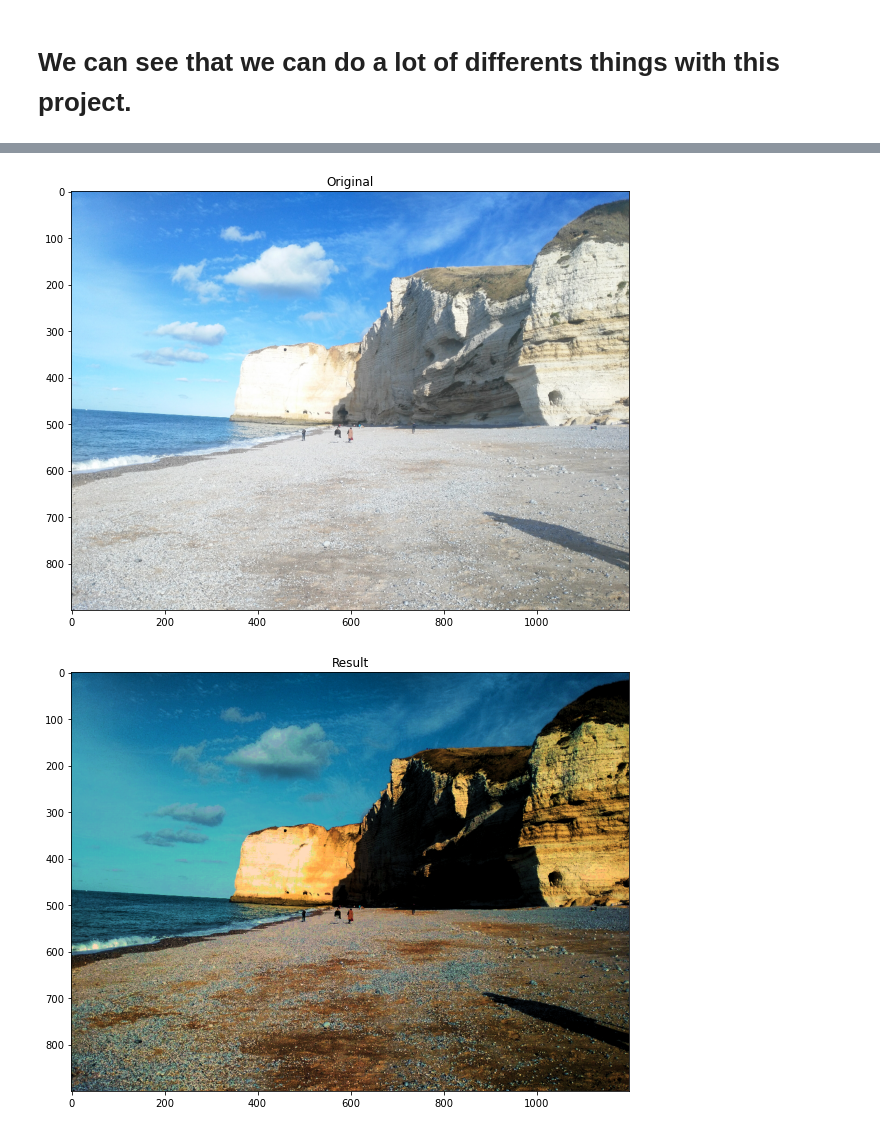
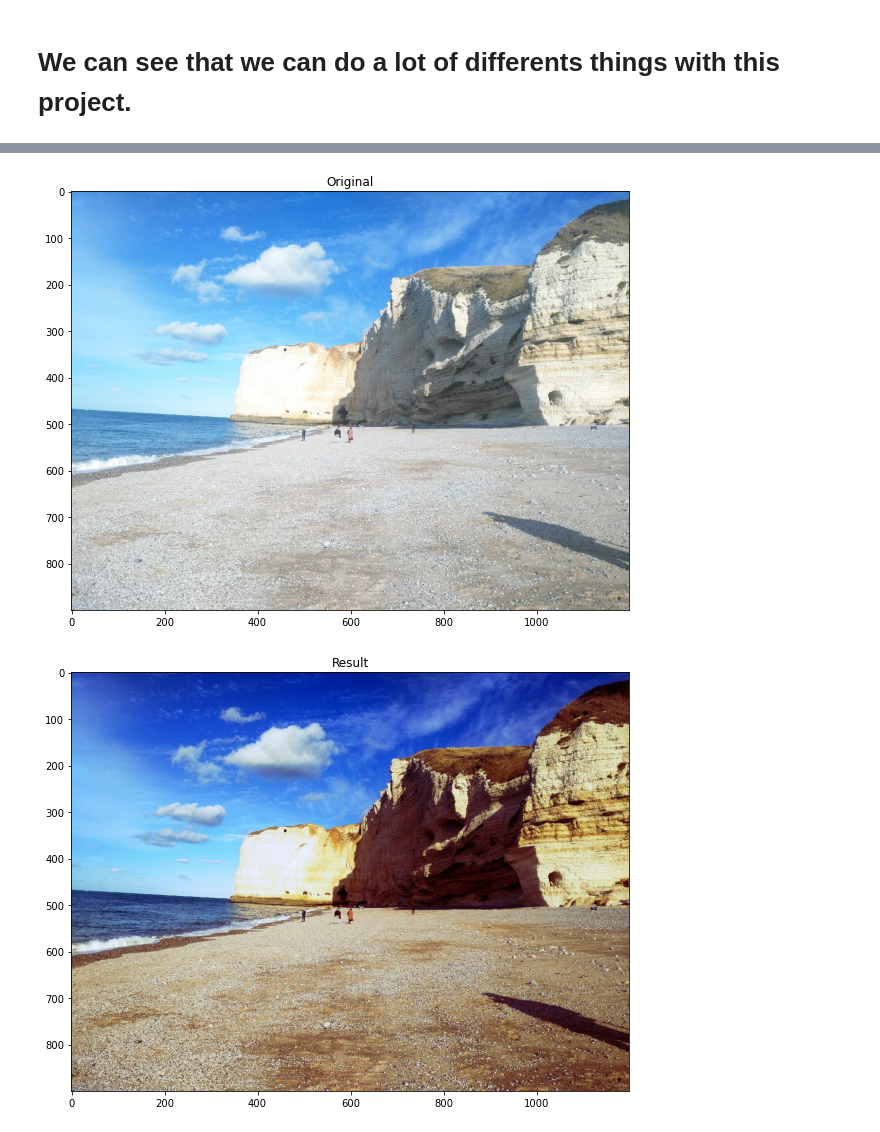
Before and after one commit to ImNeos/Module2-ProjetInfoBiomed, a Jupyter notebook: Module_2_project.ipynb, the cells around one changed output, grey strips where cells are left out. Cells and saved outputs as stored; diff of their text form; code cells hidden in the pictures.

```diff
--- a/Module_2_project.ipynb
+++ b/Module_2_project.ipynb
@@ -165,21 +179,26 @@ A closing is a dilation followed by an erosion. First it dilates the pixel and t
 Remove_noise = False
 Noise_strongness = 2
 
+
+#EQUZALIZATION RGB
+
+Apply_equalization_RGB = True
+
 #EQUALIZATION VALUE
-Apply_equalization_value = True
+Apply_equalization_value = False
 
 #GAMMA
 Apply_gamma_correction = True
 Find_automatic_gamma_value = False
-Manual_gamma_value = 1.5
+Manual_gamma_value =1.2
 
 #AUTO-LEVEL
-Apply_auto_level_value = True
+Apply_auto_level_value = False
 Auto_Tmin = 40
 Auto_Tmax = 240
 
 #EQUALIZARION SATURATION
-Apply_equalization_saturant = True
+Apply_equalization_saturant = False
 
 #PAINT
 Paint_effect= False
@@ -187,7 +206,7 @@ Paint_strongness = 2
 
 #TEMPERATURE
 Change_temperature = True
-Temperature =4500
+Temperature =7500
 
 #CODE
 rgb_img = imread('etretat.jpg')
@@ -197,7 +216,7 @@ display_im(rgb_img, "Original")
 
 
 
-
+im_out_0 = []
 im_out_1=[]
 im_out_2=[]
 im_out_3=[]
@@ -214,10 +233,16 @@ else:
     im_out_final = rgb_img.copy()
 
 
+if (Apply_equalization_RGB):
+    im_out_0 = equalize_RGB(im_out_final)
+    #display_im(im_out_1, "Noise correction")
+    im_out_final = im_out_0.copy()
+
 if (Remove_noise):
     im_out_1 = remove_noise(im_out_final, Noise_strongness)
     #display_im(im_out_1, "Noise correction")
     im_out_final = im_out_1.copy()
+
 
 if (Apply_equalization_value):
     im_out_2 = equalize_value_image(im_out_final)
@@ -235,38 +260,36 @@ if(Apply_gamma_correction):
     im_out_3 = gamma_correction(im_out_final, gamma)
     #display_im(im_out_3, "Gamma correction")
     im_out_final = im_out_3.copy()
 
 if(Apply_auto_level_value):
     im_out_4 = auto_level_value_image(im_out_final, Auto_Tmin,Auto_Tmax)
     #display_im(im_out_4, "Auto level value")
     im_out_final = im_out_4.copy()
 
 
 if(Apply_equalization_saturant):
     im_out_5 = equalize_saturation_image(im_out_final)
     #display_im(im_out_5, "Saturation Equalization")
     im_out_final = im_out_5.copy()
 
 if(Paint_effect):
     im_out_6 = give_paint_effect(im_out_final,Paint_strongness)
     #display_im(im_out_6, "Pain Effect")
     im_out_final = im_out_6.copy()
 
 
 if(Change_temperature):
     im_out_7 = change_temperature(im_out_final,Temperature)
     #display_im(im_out_7, "Color Temperature")
     im_out_final = im_out_7.copy()
 
 
-
-
 display_im(im_out_final, "Result")
-#name= "mont_2"
-#save_im(im_out_final, name + ".jpg")
+# name= "etretat_as_tp"
+# save_im(im_out_final, name + ".jpg")
 # %% [output]
 [figure]
-[figure, old version]
+[figure, new version]
 # %%
 #LIBRARY
 
```
Also changed, not shown: parts of 4 cells of this notebook, 1 other file.
